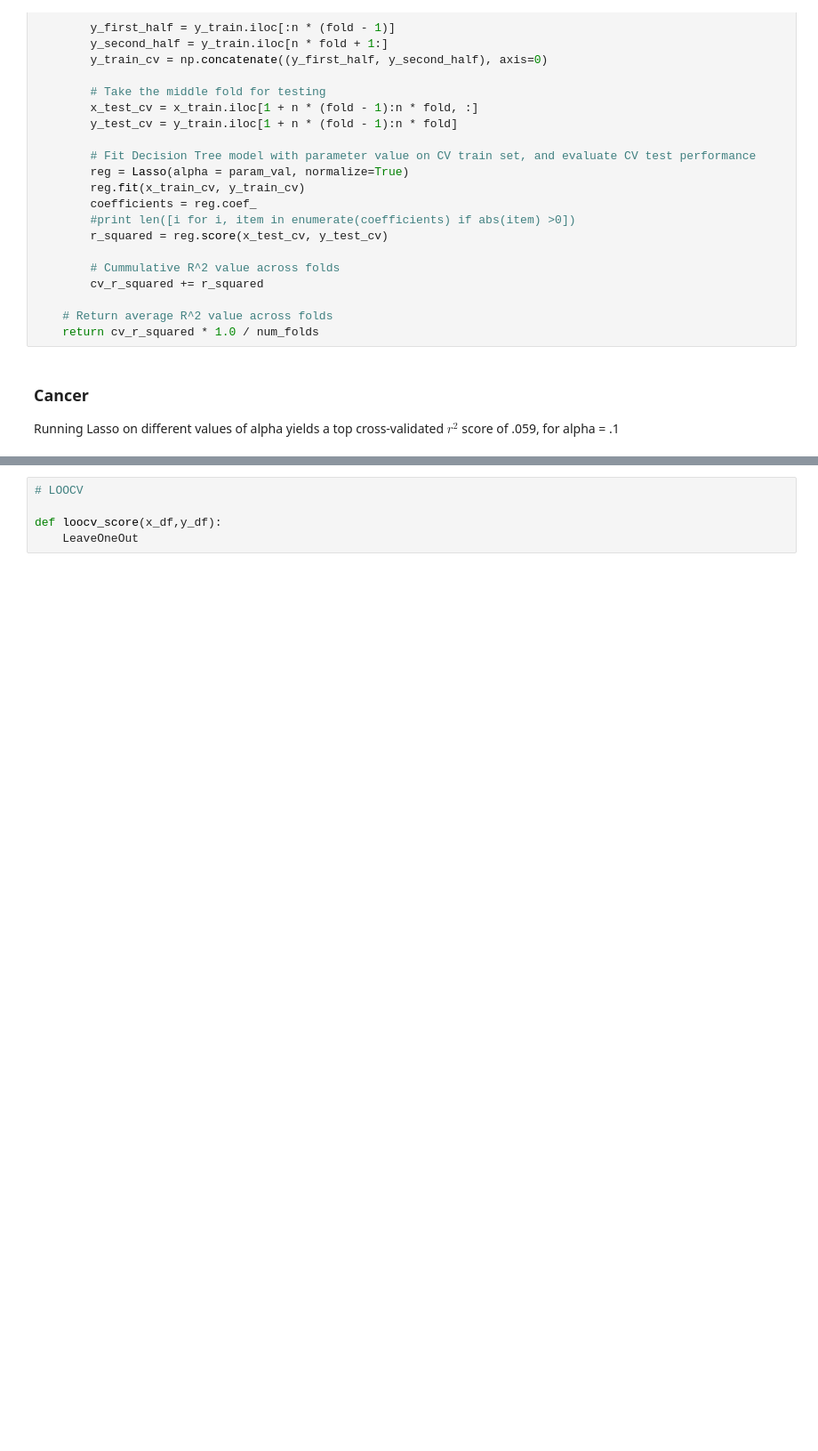
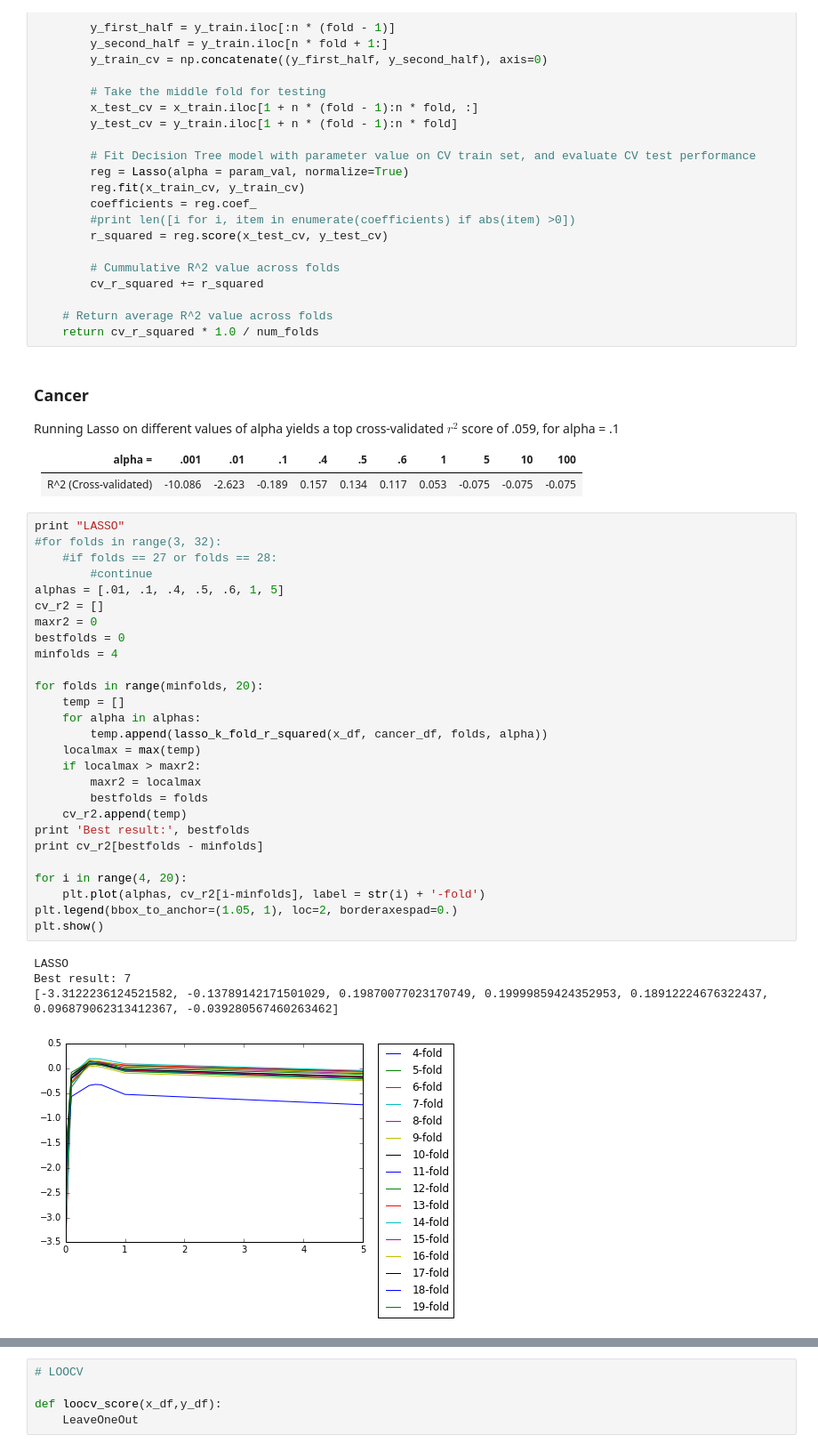
Before and after one commit to angierao/cs109a-project, a Jupyter notebook: Models.ipynb, the cells around one changed output, grey strips where cells are left out. Shown at 89% size. Drawn from its saved outputs; the diff is of its cells as text; blank space fills up the shorter version.

Commit message:
folds graphs for models

```diff
--- a/Models.ipynb
+++ b/Models.ipynb
@@ -212,6 +214,42 @@ def lasso_k_fold_r_squared(x_train, y_train, num_folds, param_val):
 ### Cancer
 
 Running Lasso on different values of alpha yields a top cross-validated $r^2$ score of .059, for alpha = .1
+
+|alpha = |.001 | .01 | .1 | .4 |.5 | .6 | 1 | 5 | 10 | 100|
+|:---: | :---: | :---: | :---:| :---: |:---: | :---: | :---:| :---: | :---: | :---: |
+|R^2 (Cross-validated)| -10.086 | -2.623 | -0.189|  0.157 | 0.134 | 0.117| 0.053 | -0.075 | -0.075|-0.075 |
+# %%
+print "LASSO"
+#for folds in range(3, 32):
+    #if folds == 27 or folds == 28:
+        #continue
+alphas = [.01, .1, .4, .5, .6, 1, 5]
+cv_r2 = []
+maxr2 = 0
+bestfolds = 0
+minfolds = 4
+
+for folds in range(minfolds, 20):
+    temp = []
+    for alpha in alphas:
+        temp.append(lasso_k_fold_r_squared(x_df, cancer_df, folds, alpha))
+    localmax = max(temp)
+    if localmax > maxr2:
+        maxr2 = localmax
+        bestfolds = folds
+    cv_r2.append(temp)
+print 'Best result:', bestfolds
+print cv_r2[bestfolds - minfolds]
+
+for i in range(4, 20):
+    plt.plot(alphas, cv_r2[i-minfolds], label = str(i) + '-fold')
+plt.legend(bbox_to_anchor=(1.05, 1), loc=2, borderaxespad=0.)
+plt.show()
+# %% [output]
+LASSO
+Best result: 7
+[-3.3122236124521582, -0.13789142171501029, 0.19870077023170749, 0.19999859424352953, 0.18912224676322437, 0.096879062313412367, -0.039280567460263462]
+[figure, added]
 # %%
 from sklearn.linear_model import Lasso
 from sklearn.linear_model import LassoCV
```
Also changed, not shown: parts of 18 cells of this notebook.
